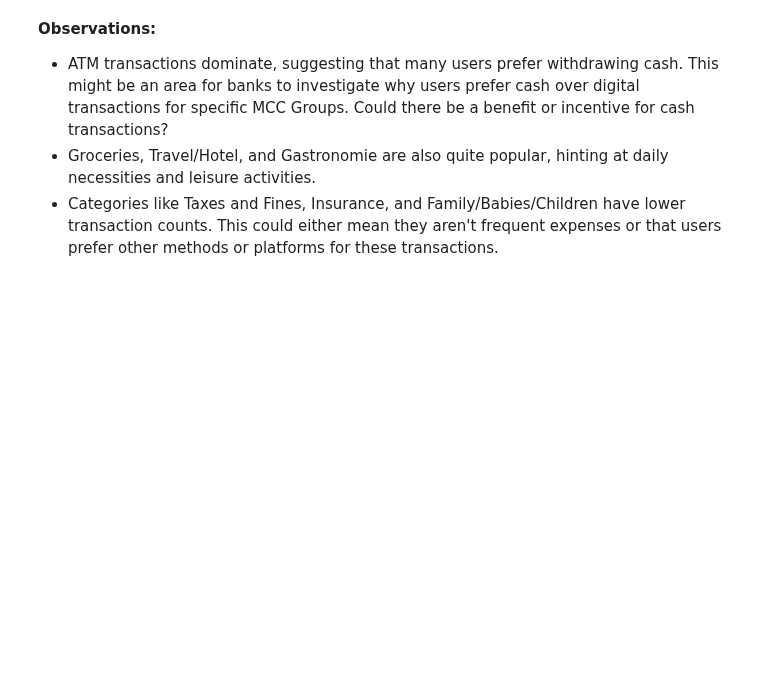
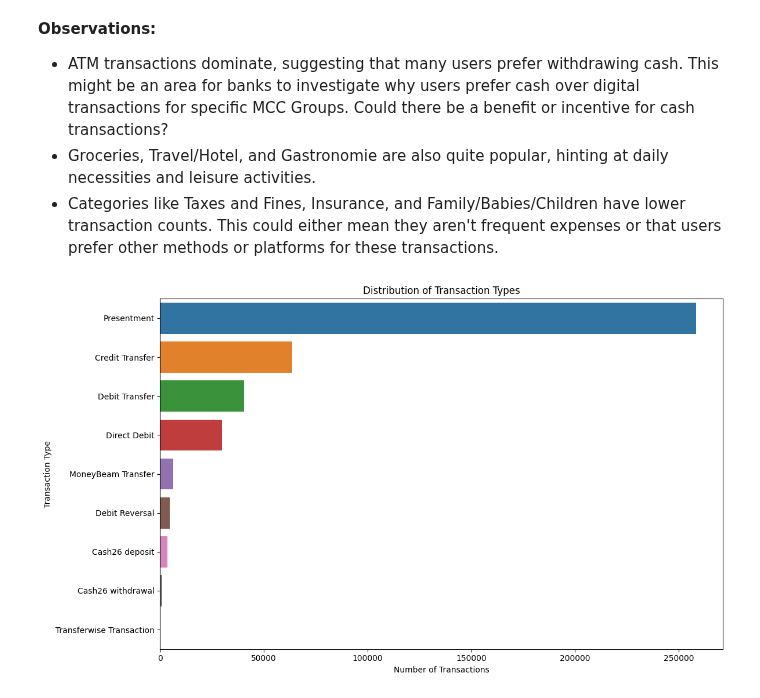
Before and after one commit to ajits-github/TimeSeries_Income_And_Expense_Prediction, a Jupyter notebook: TimeSeries_Income_And_Expense_Prediction.ipynb, the cells around one changed output. Drawn from its saved outputs; the diff is of its cells as text; code cells hidden in the pictures; blank space fills up the shorter version.

```diff
--- a/TimeSeries_Income_And_Expense_Prediction.ipynb
+++ b/TimeSeries_Income_And_Expense_Prediction.ipynb
@@ -482,3 +482,14 @@ plt.show()
 * ATM transactions dominate, suggesting that many users prefer withdrawing cash. This might be an area for banks to investigate why users prefer cash over digital transactions for specific MCC Groups. Could there be a benefit or incentive for cash transactions?
 * Groceries, Travel/Hotel, and Gastronomie are also quite popular, hinting at daily necessities and leisure activities.
 * Categories like Taxes and Fines, Insurance, and Family/Babies/Children have lower transaction counts. This could either mean they aren't frequent expenses or that users prefer other methods or platforms for these transactions.
+# %%
+# Transaction Types Distribution
+plt.figure(figsize=(12, 7))
+sns.countplot(y='explanation_trans_type', data=df_merged, order=df_merged['explanation_trans_type'].value_counts().index)  # Assuming 'explanation_x' after merging
+plt.title('Distribution of Transaction Types')
+plt.xlabel('Number of Transactions')
+plt.ylabel('Transaction Type')
+plt.tight_layout()
+plt.show()
+# %% [output]
+[figure, added]
```
Also changed, not shown: parts of 1 cell of this notebook.
